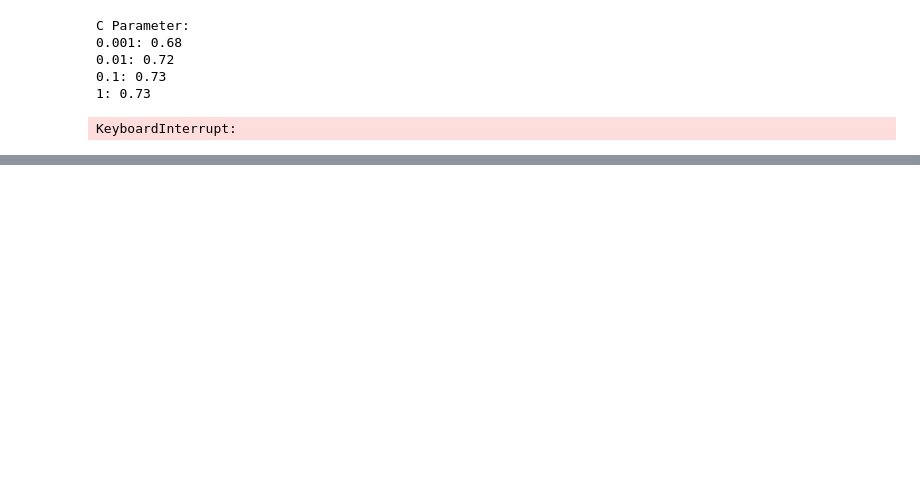
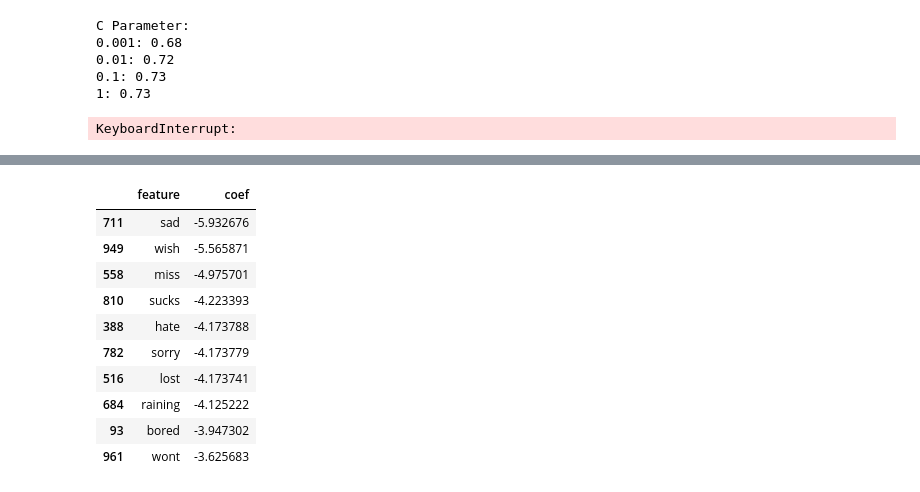
Before and after one commit to conorosully/medium-articles, a Jupyter notebook: src/sentiment_analysis.ipynb, the cells around one changed output, grey strips where cells are left out. Saved outputs shown, nothing was run; the diff lists cells and outputs as text; code cells hidden in the pictures; blank space fills up the shorter version.

```diff
--- a/src/sentiment_analysis.ipynb
+++ b/src/sentiment_analysis.ipynb
@@ -188,0 +211,17 @@ Accuracy: 0.711
+# %%
+# Find negative coef examples
+coef = pd.DataFrame({'feature':feature_names, 'coef': model.coef_[0]})
+coef = coef.sort_values('coef')
+coef.head(10)
+# %% [output]
+|  | feature | coef |
+| 711 | sad | -5.932676 |
+| 949 | wish | -5.565871 |
+| 558 | miss | -4.975701 |
+| 810 | sucks | -4.223393 |
+| 388 | hate | -4.173788 |
+| 782 | sorry | -4.173779 |
+| 516 | lost | -4.173741 |
+| 684 | raining | -4.125222 |
+| 93 | bored | -3.947302 |
+| 961 | wont | -3.625683 |
```
Also changed, not shown: parts of 17 cells of this notebook.
